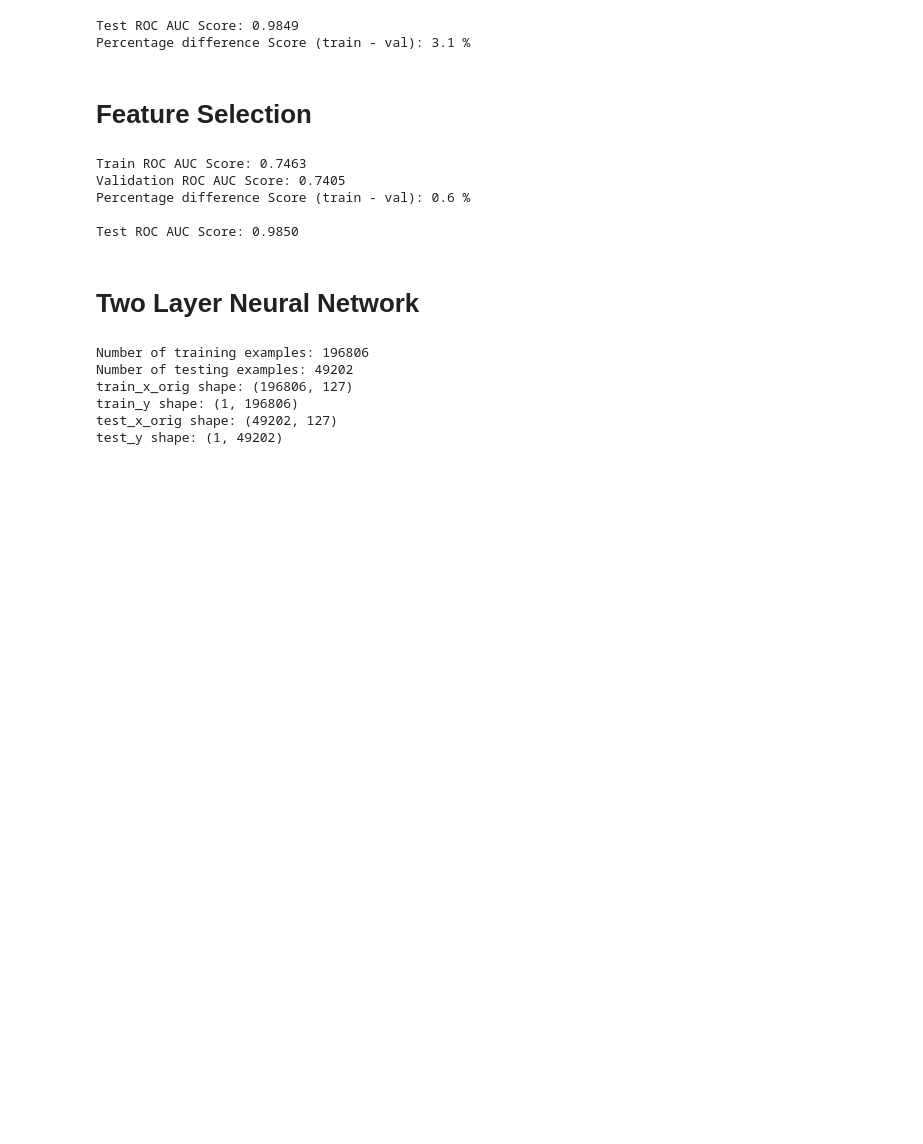
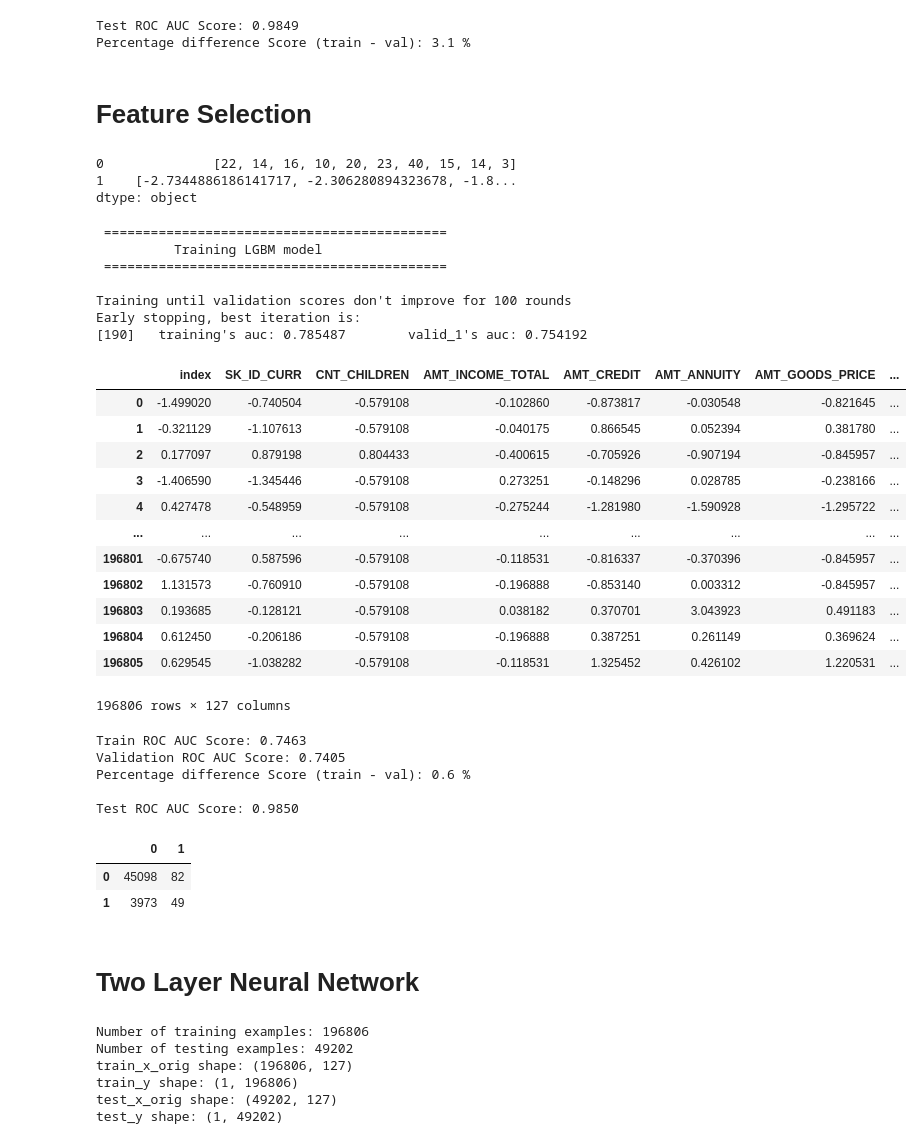
Before and after one commit to jackonedev/pipelines_and_machine_learning, a Jupyter notebook: NN_model.ipynb, the cells around one changed output. Saved outputs shown, nothing was run; the diff lists cells and outputs as text; code cells hidden in the pictures; blank space fills up the shorter version.

Commit message:
backup sat

```diff
--- a/NN_model.ipynb
+++ b/NN_model.ipynb
@@ -292,6 +292,7 @@ from sklearn.preprocessing import StandardScaler
 from src import data_utils
 # from pipelines.estimators import CorrectOutliers, CustomOrdinalEncoder, CustomOneHotEncoder, CustomImputer, CustomBackup, CustomScaler, CustomDropna
 # from pipelines.smart_pandas import PandasFeatureUnion
+
 
 
 app_train, app_test, columns_description = data_utils.get_datasets()
@@ -323,7 +324,7 @@ feature_enginering = Pipeline([
     ("outliers", CorrectOutliers(verbose=True)),
     ("numerical_transformation", workflow_1),
     ("impute_nan", CustomImputer(strategy="median")),
-    ("backup", CustomBackup()),
+    ("backup", CustomBackup(shutdown=True)),
     ("remove_nan", CustomDropna()),
     ("scale", CustomScaler(scaler=StandardScaler)),
     ])
@@ -346,12 +347,12 @@ params = {
     "verbose": 0,
 }
 
-base_model_pipeline = Pipeline([
+feature_model_pipeline = Pipeline([
     ("feature_enginering", feature_enginering),
     ("model", LGBMEstimator(params=params, val_data=val_data, y_val=y_val)),
 ])
 
-base_model_pipeline.fit(X_train, y_train)
+feature_model_pipeline.fit(X_train, y_train)
 # %% [output]
 Training until validation scores don't improve for 100 rounds
 Early stopping, best iteration is:
@@ -427,5 +428,13 @@ Percentage difference Score (train - val): 3.1 %
 # %% [markdown]
 # Feature Selection
 # %%
-base_lgbm_model = base_model_pipeline.named_steps["model"].model
+base_lgbm_model = feature_model_pipeline.named_steps["model"].model
 relevant_features = base_lgbm_model.feature_importance() != 0
+# %%
+# Investigacion
+# plot histogram#TODO:
+pd.Series(base_lgbm_model.get_split_value_histogram(feature="EXT_SOURCE_3", bins=10, xgboost_style=False));
+# %% [output]
+0              [22, 14, 16, 10, 20, 23, 40, 15, 14, 3]
+1    [-2.7344886186141717, -2.306280894323678, -1.8...
+dtype: object
@@ -432,3 +473,44 @@ relevant_features = base_lgbm_model.feature_importance() != 0
+# %%
+params = {
+    "objective": "binary",
+    "metric": "auc",
+    "min_child_samples": 2000,
+    "num_leaves": 14,
+    "learning_rate": 0.1,
+    "random_state": 88,
+    "n_jobs": -1,
+    "verbose": 0,
+}
+
+auxiliar_pipeline = Pipeline([
+    ("feature_enginering", feature_enginering),
+    ("model", LGBMFeatureSelector(params=params, val_data=val_data, y_val=y_val)),
+])
+
+auxiliar_pipeline.fit(X_train, y_train);#TODO: Borrar
+
+auxiliar_pipeline.transform(X_train)
+# %% [output]
+ ============================================
+          Training LGBM model
+ ============================================
+
+Training until validation scores don't improve for 100 rounds
+Early stopping, best iteration is:
+[190]   training's auc: 0.785487        valid_1's auc: 0.754192
+|  | index | SK_ID_CURR | CNT_CHILDREN | AMT_INCOME_TOTAL | AMT_CREDIT | AMT_ANNUITY | AMT_GOODS_PRICE | ... |
+| 0 | -1.499020 | -0.740504 | -0.579108 | -0.102860 | -0.873817 | -0.030548 | -0.821645 | ... |
+| 1 | -0.321129 | -1.107613 | -0.579108 | -0.040175 | 0.866545 | 0.052394 | 0.381780 | ... |
+| 2 | 0.177097 | 0.879198 | 0.804433 | -0.400615 | -0.705926 | -0.907194 | -0.845957 | ... |
+| 3 | -1.406590 | -1.345446 | -0.579108 | 0.273251 | -0.148296 | 0.028785 | -0.238166 | ... |
+| 4 | 0.427478 | -0.548959 | -0.579108 | -0.275244 | -1.281980 | -1.590928 | -1.295722 | ... |
+| ... | ... | ... | ... | ... | ... | ... | ... | ... |
+| 196801 | -0.675740 | 0.587596 | -0.579108 | -0.118531 | -0.816337 | -0.370396 | -0.845957 | ... |
+| 196802 | 1.131573 | -0.760910 | -0.579108 | -0.196888 | -0.853140 | 0.003312 | -0.845957 | ... |
+| 196803 | 0.193685 | -0.128121 | -0.579108 | 0.038182 | 0.370701 | 3.043923 | 0.491183 | ... |
+| 196804 | 0.612450 | -0.206186 | -0.579108 | -0.196888 | 0.387251 | 0.261149 | 0.369624 | ... |
+| 196805 | 0.629545 | -1.038282 | -0.579108 | -0.118531 | 1.325452 | 0.426102 | 1.220531 | ... |
+196806 rows × 127 columns
 # %%
 X = train_data.loc[:, relevant_features]
 Y = y_train
@@ -462,6 +544,27 @@ Validation ROC AUC Score: 0.7405
 Percentage difference Score (train - val): 0.6 %
 
 Test ROC AUC Score: 0.9850
+# %%
+from sklearn.metrics import confusion_matrix, recall_score, f1_score
+
+
+log_reg_train
+
+log_reg_test
+
+recall_score(y_true=y_val, y_pred=log_reg_val > 0.5) # mayor a 0.5
+f1_score(y_true=y_val, y_pred=log_reg_val > 0.5) #
+confusion_matrix(y_true=y_val, y_pred=log_reg_val > 0.5, normalize="all", )
+
+# crear una matriz de confusion con valores porcentuales
+
+# cm = pd.DataFrame(confusion_matrix(y_true=y_test>0.44, y_pred=log_reg_test > 0.44))
+cm = pd.DataFrame(confusion_matrix(y_true=y_val, y_pred=log_reg_val > 0.44))
+cm
+# %% [output]
+|  | 0 | 1 |
+| 0 | 45098 | 82 |
+| 1 | 3973 | 49 |
 # %% [markdown]
 # Two Layer Neural Network
 # %%
```
Also changed, not shown: parts of 15 cells of this notebook.
